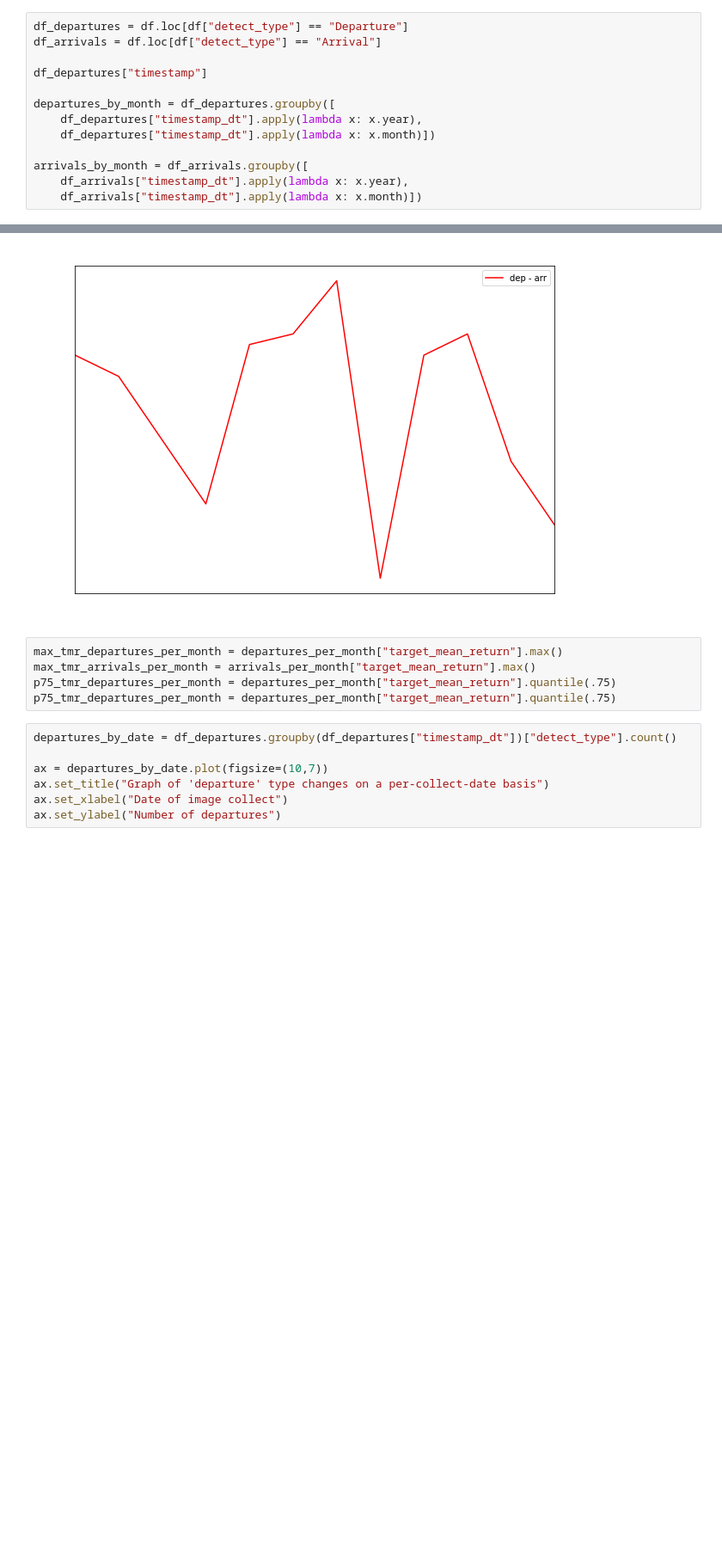
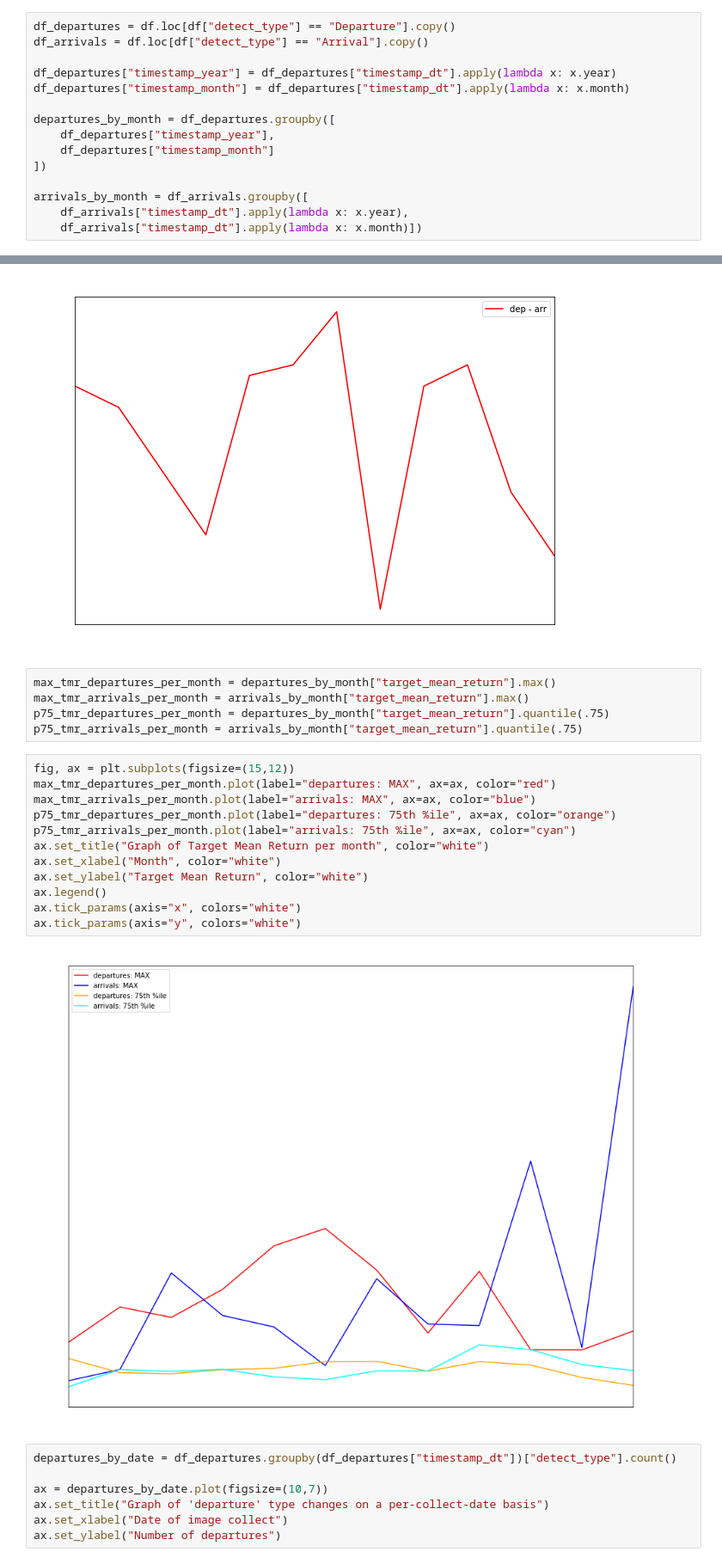
Before and after one commit to michaelmdresser/spotthedifference, a Jupyter notebook: michael/overtime.ipynb, the cells around one changed output, grey strips where cells are left out. Shown at 86% size. Drawn from its saved outputs; the diff is of its cells as text; blank space fills up the shorter version.

Commit message:
built graphs that summarize max,75th,median

```diff
--- a/michael/overtime.ipynb
+++ b/michael/overtime.ipynb
@@ -51,14 +51,16 @@ df.loc[df["detect_type"] == "Departure"].head(2)
 | 1 | ACD-29August2019 | 23.01 | 8.48 | 1.59 | 33.065138 | ... |
 2 rows × 33 columns
 # %%
-df_departures = df.loc[df["detect_type"] == "Departure"]
-df_arrivals = df.loc[df["detect_type"] == "Arrival"]
+df_departures = df.loc[df["detect_type"] == "Departure"].copy()
+df_arrivals = df.loc[df["detect_type"] == "Arrival"].copy()
 
-df_departures["timestamp"]
+df_departures["timestamp_year"] = df_departures["timestamp_dt"].apply(lambda x: x.year)
+df_departures["timestamp_month"] = df_departures["timestamp_dt"].apply(lambda x: x.month)
 
 departures_by_month = df_departures.groupby([
-    df_departures["timestamp_dt"].apply(lambda x: x.year),
-    df_departures["timestamp_dt"].apply(lambda x: x.month)])
+    df_departures["timestamp_year"],
+    df_departures["timestamp_month"]
+])
 
 arrivals_by_month = df_arrivals.groupby([
     df_arrivals["timestamp_dt"].apply(lambda x: x.year),
@@ -99,10 +101,24 @@ ax.tick_params(axis="y", colors="white")
 # %% [output]
 [figure]
 # %%
-max_tmr_departures_per_month = departures_per_month["target_mean_return"].max()
-max_tmr_arrivals_per_month = arrivals_per_month["target_mean_return"].max()
-p75_tmr_departures_per_month = departures_per_month["target_mean_return"].quantile(.75)
-p75_tmr_departures_per_month = departures_per_month["target_mean_return"].quantile(.75)
+max_tmr_departures_per_month = departures_by_month["target_mean_return"].max()
+max_tmr_arrivals_per_month = arrivals_by_month["target_mean_return"].max()
+p75_tmr_departures_per_month = departures_by_month["target_mean_return"].quantile(.75)
+p75_tmr_arrivals_per_month = arrivals_by_month["target_mean_return"].quantile(.75)
+# %%
+fig, ax = plt.subplots(figsize=(15,12))
+max_tmr_departures_per_month.plot(label="departures: MAX", ax=ax, color="red")
+max_tmr_arrivals_per_month.plot(label="arrivals: MAX", ax=ax, color="blue")
+p75_tmr_departures_per_month.plot(label="departures: 75th %ile", ax=ax, color="orange")
+p75_tmr_arrivals_per_month.plot(label="arrivals: 75th %ile", ax=ax, color="cyan")
+ax.set_title("Graph of Target Mean Return per month", color="white")
+ax.set_xlabel("Month", color="white")
+ax.set_ylabel("Target Mean Return", color="white")
+ax.legend()
+ax.tick_params(axis="x", colors="white")
+ax.tick_params(axis="y", colors="white")
+# %% [output]
+[figure, added]
 # %%
 departures_by_date = df_departures.groupby(df_departures["timestamp_dt"])["detect_type"].count()
 
```
Also changed, not shown: 1 other file.
